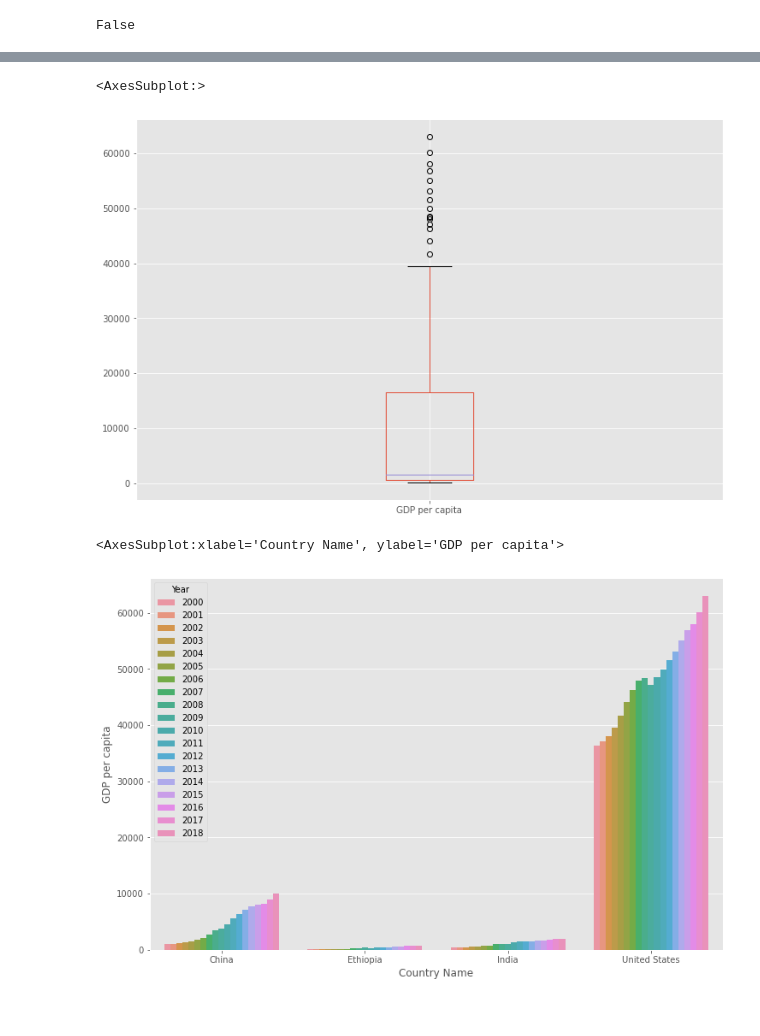
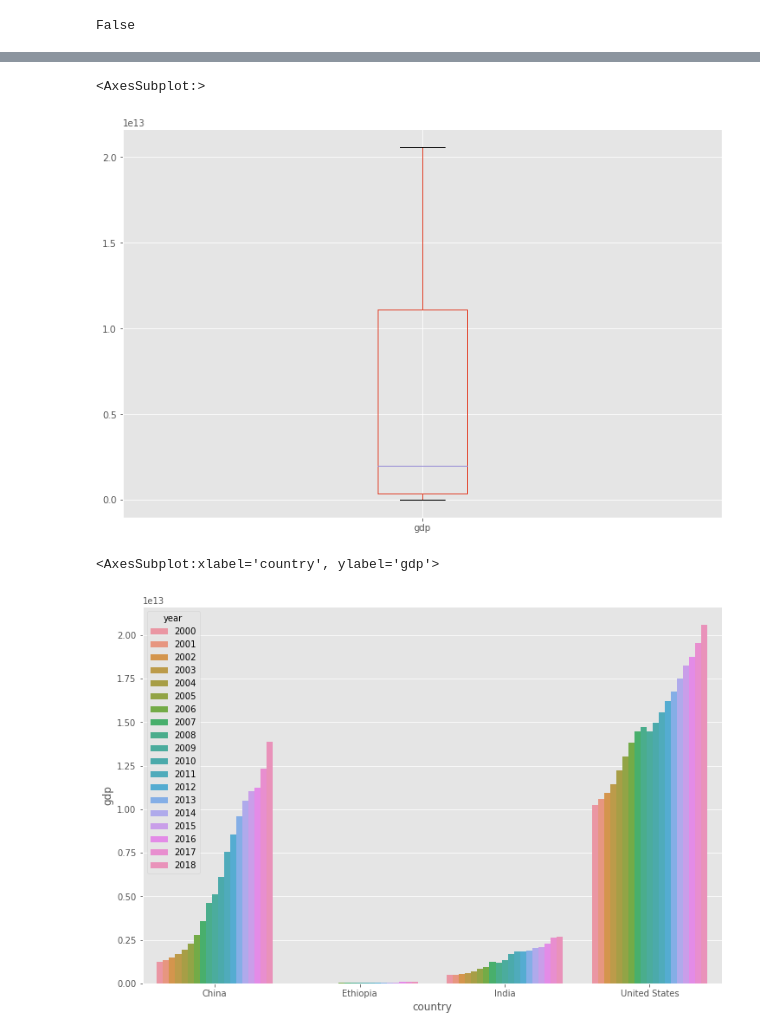
Before and after one commit to kankaungmalay/women_data_hackathon_2021, a Jupyter notebook: recent_economic_gdp.ipynb, the cells around one changed output, grey strips where cells are left out. Drawn from its saved outputs; the diff is of its cells as text; code cells hidden in the pictures.

```diff
--- a/recent_economic_gdp.ipynb
+++ b/recent_economic_gdp.ipynb
@@ -11,7 +11,10 @@ matplotlib.rcParams['figure.figsize'] = (12,8)
 # %%
 # data load
 df = pd.read_csv("Sustainability Hackathon Dataset.csv")
-df.rename(columns = {"GDP per capita (current US$) - NY.GDP.PCAP.CD":"GDP per capita"}, inplace = True)
+df.rename(columns = {"Country Name":"country"}, inplace = True)
+df.rename(columns = {"Year":"year"}, inplace = True)
+df.rename(columns = {"GDP per capita (current US$) - NY.GDP.PCAP.CD":"gdp_per_capita"}, inplace = True)
+df.rename(columns = {"GDP (current US$) - NY.GDP.MKTP.CD":"gdp"}, inplace = True)
 df.shape
 # %% [output]
 (3287, 54)
@@ -32,7 +43,12 @@ GDP per capita - 1%
 # %%
-# replace missing values with the median because of GDP columns is numeric
-med = df['GDP per capita'].median()
-print(med)
-df['GDP per capita'] = df['GDP per capita'].fillna(med)
+# replace missing values with the median because of GDP per capita columns is numeric
+med_gdp_per = df['gdp_per_capita'].median()
+print(med_gdp_per)
+df['gdp_per_capita'] = df['gdp_per_capita'].fillna(med_gdp_per)
 # %% [output]
 4335.7090069999995
+# %%
+# replace missing values with the median because of GDP columns is numeric
+med = df['gdp'].median()
+print(med)
+df['gdp'] = df['gdp'].fillna(med)
@@ -44,8 +66,9 @@ False
 # %%
 # filter data upon 4 countries
 countries_to_keep = ['United States', 'China', 'India', 'Ethiopia']
-columns = ['Country Name', 'Year', 'GDP per capita']
-df_gdp = df[df['Country Name'].isin(countries_to_keep)][columns]
-gdp_col = 'GDP per capita'
+columns = ['country', 'year', 'gdp_per_capita', 'gdp']
+df_gdp = df[df['country'].isin(countries_to_keep)][columns]
+gdp_per_col = 'GDP per capita(current US$)'
+gdp_col = 'GDP(current US$)'
 df_gdp.head
 # %% [output]
@@ -66,13 +105,13 @@ df_gdp.head
 # %%
 # box plot.
-df_gdp.boxplot(column=[gdp_col])
+df_gdp.boxplot(column=['gdp'])
 # %% [output]
 <AxesSubplot:>
-[figure, old version]
+[figure, new version]
 # %%
 # bar chart
-sns.barplot(x='Country Name', y= 'GDP per capita', data=df_gdp, hue='Year')
+sns.barplot(x='country', y= 'gdp', data=df_gdp, hue='year')
 # %% [output]
-<AxesSubplot:xlabel='Country Name', ylabel='GDP per capita'>
+<AxesSubplot:xlabel='country', ylabel='gdp'>
-[figure, old version]
+[figure, new version]
 # %%
```
Also changed, not shown: parts of 10 cells of this notebook, 3 other files.
